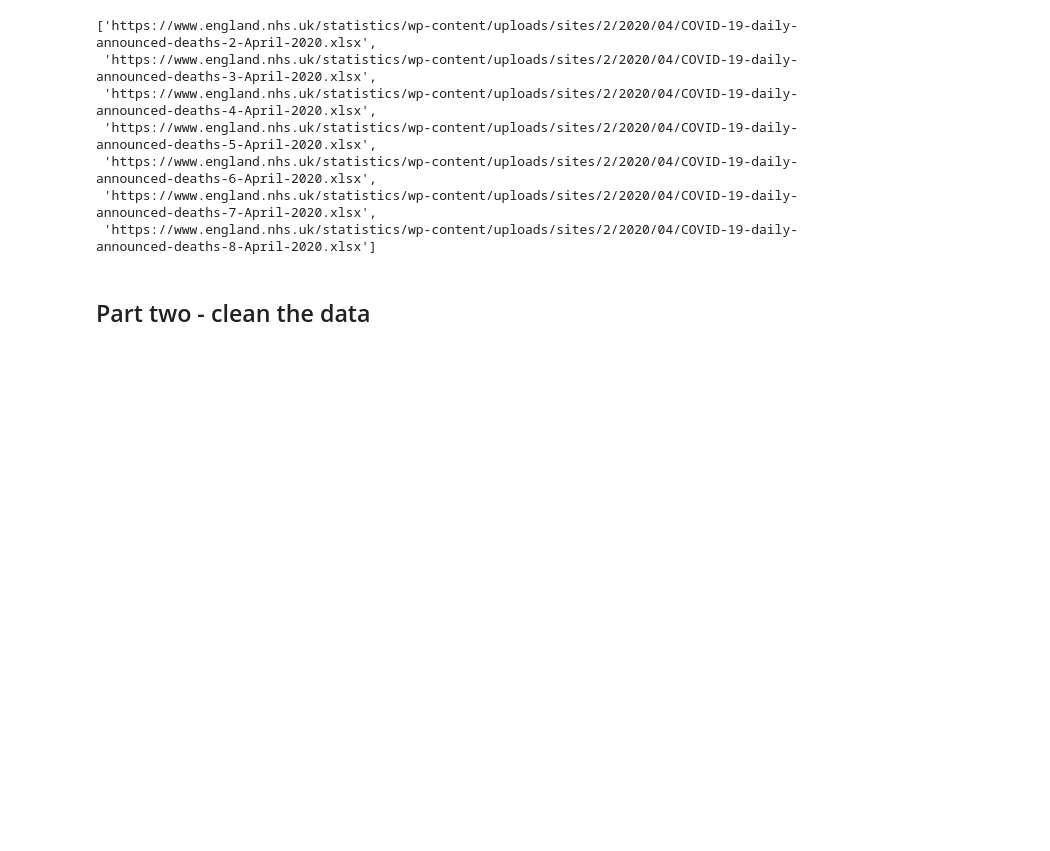
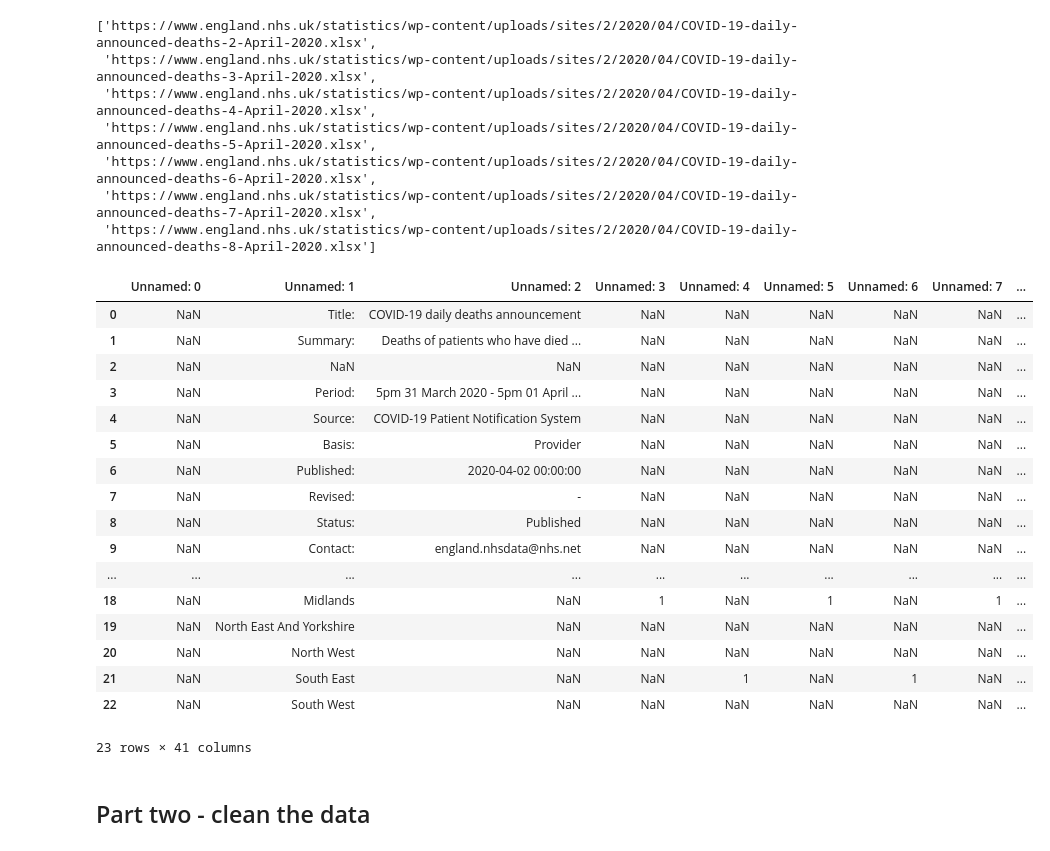
Before and after one commit to jamespjh/Covid19-Data-Personal, a Jupyter notebook: England_Covid19_Deaths_Datawrangling.ipynb, the cells around one changed output. Cells and saved outputs as stored; diff of their text form; code cells hidden in the pictures; blank space fills up the shorter version.

Commit message:
Show raw download results

```diff
--- a/England_Covid19_Deaths_Datawrangling.ipynb
+++ b/England_Covid19_Deaths_Datawrangling.ipynb
@@ -56,6 +56,27 @@ list(download_strings)
  'https://www.england.nhs.uk/statistics/wp-content/uploads/sites/2/2020/04/COVID-19-daily-announced-deaths-6-April-2020.xlsx',
  'https://www.england.nhs.uk/statistics/wp-content/uploads/sites/2/2020/04/COVID-19-daily-announced-deaths-7-April-2020.xlsx',
  'https://www.england.nhs.uk/statistics/wp-content/uploads/sites/2/2020/04/COVID-19-daily-announced-deaths-8-April-2020.xlsx']
+# %%
+pandas.read_excel(format_download(first_date))
+# %% [output]
+|  | Unnamed: 0 | Unnamed: 1 | Unnamed: 2 | Unnamed: 3 | Unnamed: 4 | Unnamed: 5 | Unnamed: 6 | Unnamed: 7 | ... |
+| 0 | NaN | Title: | COVID-19 daily deaths announcement | NaN | NaN | NaN | NaN | NaN | ... |
+| 1 | NaN | Summary: | Deaths of patients who have died ... | NaN | NaN | NaN | NaN | NaN | ... |
+| 2 | NaN | NaN | NaN | NaN | NaN | NaN | NaN | NaN | ... |
+| 3 | NaN | Period: | 5pm 31 March 2020 - 5pm 01 April ... | NaN | NaN | NaN | NaN | NaN | ... |
+| 4 | NaN | Source: | COVID-19 Patient Notification System | NaN | NaN | NaN | NaN | NaN | ... |
+| 5 | NaN | Basis: | Provider | NaN | NaN | NaN | NaN | NaN | ... |
+| 6 | NaN | Published: | 2020-04-02 00:00:00 | NaN | NaN | NaN | NaN | NaN | ... |
+| 7 | NaN | Revised: | - | NaN | NaN | NaN | NaN | NaN | ... |
+| 8 | NaN | Status: | Published | NaN | NaN | NaN | NaN | NaN | ... |
+| 9 | NaN | Contact: | england.nhsdata@nhs.net | NaN | NaN | NaN | NaN | NaN | ... |
+| ... | ... | ... | ... | ... | ... | ... | ... | ... | ... |
+| 18 | NaN | Midlands | NaN | 1 | NaN | 1 | NaN | 1 | ... |
+| 19 | NaN | North East And Yorkshire | NaN | NaN | NaN | NaN | NaN | NaN | ... |
+| 20 | NaN | North West | NaN | NaN | NaN | NaN | NaN | NaN | ... |
+| 21 | NaN | South East | NaN | NaN | 1 | NaN | 1 | NaN | ... |
+| 22 | NaN | South West | NaN | NaN | NaN | NaN | NaN | NaN | ... |
+23 rows × 41 columns
 # %% [markdown]
 ## Part two - clean the data
 # %% [markdown]
```
Also changed, not shown: parts of 1 cell of this notebook.
